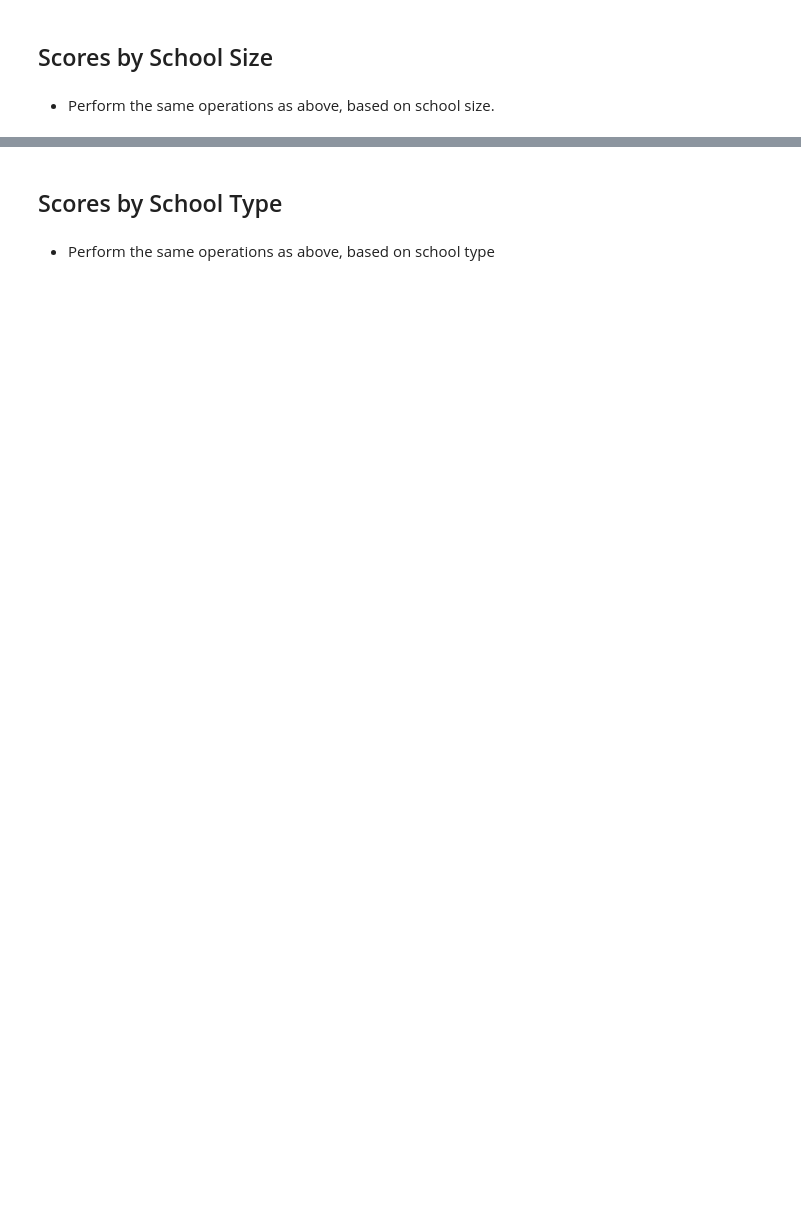
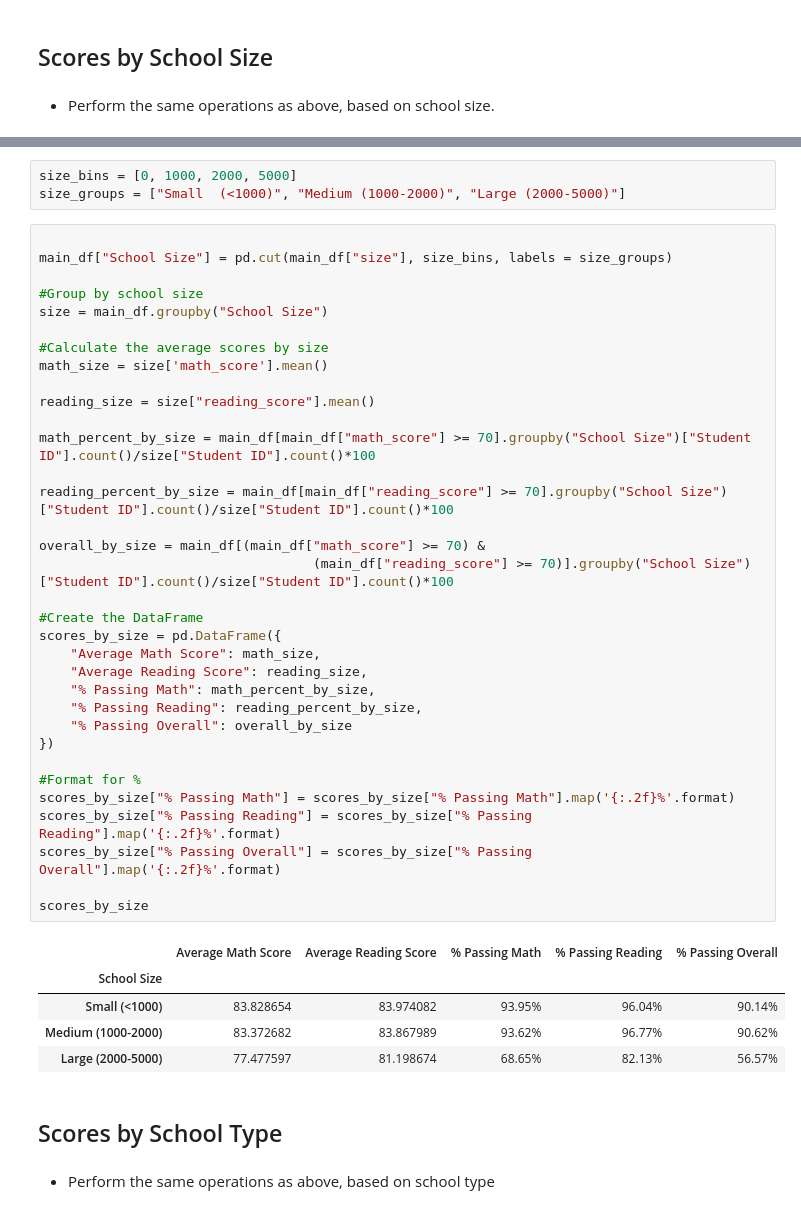
Before and after one commit to jaryan77/PyCity-Schools, a Jupyter notebook: PyCitySchools/starter.ipynb, the cells around one changed output, grey strips where cells are left out. Drawn from its saved outputs; the diff is of its cells as text; blank space fills up the shorter version.

```diff
--- a/PyCitySchools/starter.ipynb
+++ b/PyCitySchools/starter.ipynb
@@ -370,3 +355,46 @@ scores_by_spending
+# %%
+size_bins = [0, 1000, 2000, 5000]
+size_groups = ["Small  (<1000)", "Medium (1000-2000)", "Large (2000-5000)"]
+# %%
+
+main_df["School Size"] = pd.cut(main_df["size"], size_bins, labels = size_groups)
+
+#Group by school size
+size = main_df.groupby("School Size")
+
+#Calculate the average scores by size
+math_size = size['math_score'].mean()
+
+reading_size = size["reading_score"].mean()
+
+math_percent_by_size = main_df[main_df["math_score"] >= 70].groupby("School Size")["Student ID"].count()/size["Student ID"].count()*100
+
+reading_percent_by_size = main_df[main_df["reading_score"] >= 70].groupby("School Size")["Student ID"].count()/size["Student ID"].count()*100
+
+overall_by_size = main_df[(main_df["math_score"] >= 70) &
+                                   (main_df["reading_score"] >= 70)].groupby("School Size")["Student ID"].count()/size["Student ID"].count()*100
+
+#Create the DataFrame
+scores_by_size = pd.DataFrame({
+    "Average Math Score": math_size,
+    "Average Reading Score": reading_size,
+    "% Passing Math": math_percent_by_size,
+    "% Passing Reading": reading_percent_by_size,
+    "% Passing Overall": overall_by_size
+})
+
+#Format for %
+scores_by_size["% Passing Math"] = scores_by_size["% Passing Math"].map('{:.2f}%'.format)
+scores_by_size["% Passing Reading"] = scores_by_size["% Passing Reading"].map('{:.2f}%'.format)
+scores_by_size["% Passing Overall"] = scores_by_size["% Passing Overall"].map('{:.2f}%'.format)
+
+scores_by_size
+# %% [output]
+|  | Average Math Score | Average Reading Score | % Passing Math | % Passing Reading | % Passing Overall |
+| School Size |  |  |  |  |  |
+| Small (<1000) | 83.828654 | 83.974082 | 93.95% | 96.04% | 90.14% |
+| Medium (1000-2000) | 83.372682 | 83.867989 | 93.62% | 96.77% | 90.62% |
+| Large (2000-5000) | 77.477597 | 81.198674 | 68.65% | 82.13% | 56.57% |
 # %% [markdown]
 ## Scores by School Type
 # %% [markdown]
```
Also changed, not shown: parts of 4 cells of this notebook, 3 other files.
